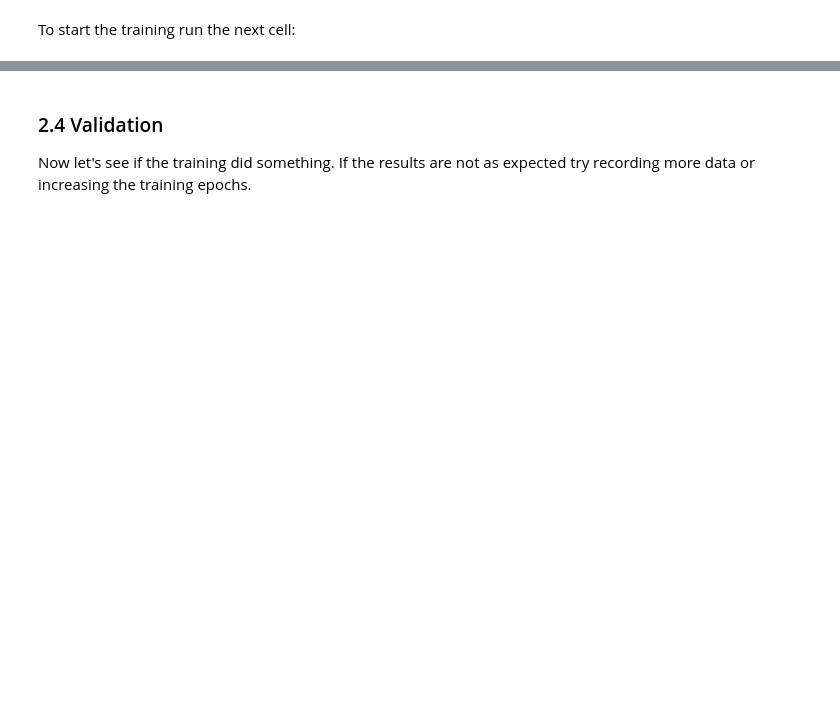
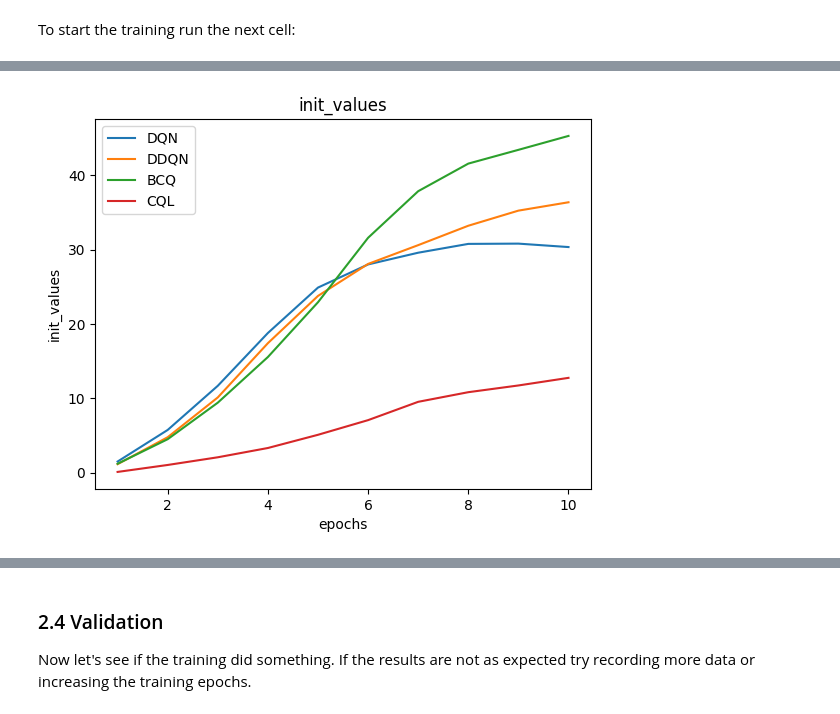
Before and after one commit to micheltokic/marioai, a Jupyter notebook: exercise_offline_rl/marioai_offline_rl.ipynb, the cells around one changed output, grey strips where cells are left out. Cells and saved outputs as stored; diff of their text form; code cells hidden in the pictures; blank space fills up the shorter version.

```diff
--- a/exercise_offline_rl/marioai_offline_rl.ipynb
+++ b/exercise_offline_rl/marioai_offline_rl.ipynb
@@ -243,16 +243,15 @@ print(dataset.episodes[0].observations[0].shape)
 dqn = d3rlpy.algos.DQNConfig(learning_rate=learning_rate, gamma=gamma,
           target_update_interval=target_update_interval,
           batch_size=batch_size).create()
+test_episodes = dataset.episodes[:30]
 
 # set environment in scorer function
 env_train = Env(visible=False, level=str(level)).env
 dqn.build_with_dataset(dataset)
 env_evaluator  = EnvironmentEvaluator(env_train)
-# td_error_evaluator = TDErrorEvaluator(test_episodes)
 
 # evaluate algorithm on the environment
-# rewards = env_evaluator(dqn, dataset=None)
-name = 'marioai_%s_%s_%s_%s_%s' % (level.stem, gamma, learning_rate, target_update_interval, n_epochs)
+name = 'DQN_marioai_%s_%s_%s_%s_%s' % (level.stem, gamma, learning_rate, target_update_interval, n_epochs)
 model_file = pathlib.Path("data", "models", name + ".pt")
 currentMax = -100000
 dqn_max = copy.deepcopy(dqn)
@@ -261,9 +260,12 @@ fitter = dqn.fitter(
    dataset,
    n_steps = n_steps_per_epoch * n_epochs,
    n_steps_per_epoch=n_steps_per_epoch,
-  evaluators={'environment': env_evaluator }
+  evaluators={'td_error': d3rlpy.metrics.TDErrorEvaluator(test_episodes),
+              'value_scale': d3rlpy.metrics.AverageValueEstimationEvaluator(test_episodes),
+              'environment': env_evaluator },
+  show_progress = False
 )
-
+dataset.trajectory_slicer
 for epoch, metrics in fitter:
     if metrics.get("environment") > currentMax:
         currentMax = metrics.get("environment")
@@ -296,12 +313,11 @@ A suitable model has been found.
 # %%
 dataset =getDataset()
-# train_episodes, test_episodes = train_test_split(dataset.episodes, test_size=test_size)
 print(len(dataset.episodes))
 
 ddqn = d3rlpy.algos.DoubleDQNConfig(learning_rate=learning_rate, gamma=gamma,
           target_update_interval=target_update_interval,
           batch_size=batch_size).create()
-
+test_episodes = dataset.episodes[:30]
 # set environment in scorer function
 env_train = Env(visible=False, level=str(level)).env
 ddqn.build_with_dataset(dataset)
@@ -318,7 +334,10 @@ fitter = ddqn.fitter(
    dataset,
    n_steps = n_steps_per_epoch * n_epochs,
    n_steps_per_epoch=n_steps_per_epoch,
-  evaluators={'environment': env_evaluator }
+  evaluators={'td_error': d3rlpy.metrics.TDErrorEvaluator(test_episodes),
+              'value_scale': d3rlpy.metrics.AverageValueEstimationEvaluator(test_episodes),
+              'environment': env_evaluator },
+  show_progress = False
 )
 
 for epoch, metrics in fitter:
@@ -366,0 +643,13 @@ dataset_info.action_size:  13
+# %%
+x = list(range(1, n_epochs+1))
+for policy_info in evaluation_policies:
+    policy = policy_info["name"]  # 获取策略名称
+    plt.plot(x, init_values_dict[policy], label=policy)
+
+plt.xlabel('epochs')
+plt.ylabel('init_values')
+plt.title('init_values')
+plt.legend()
+plt.show()
+# %% [output]
+[figure, added]
```
Also changed, not shown: parts of 13 cells of this notebook.
